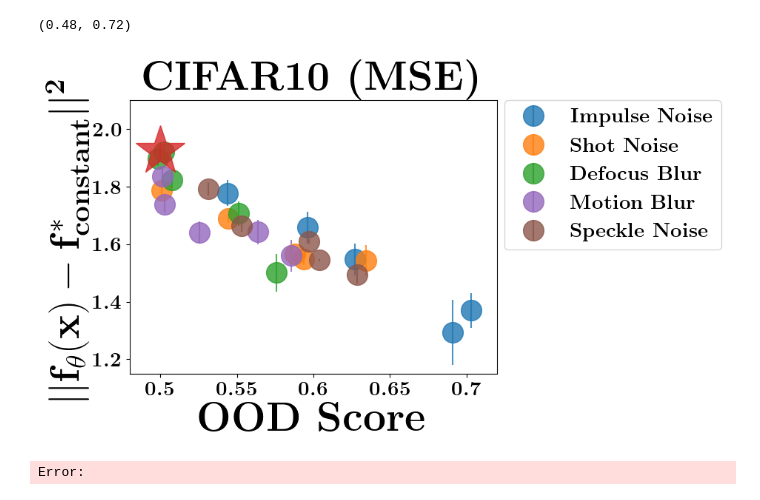
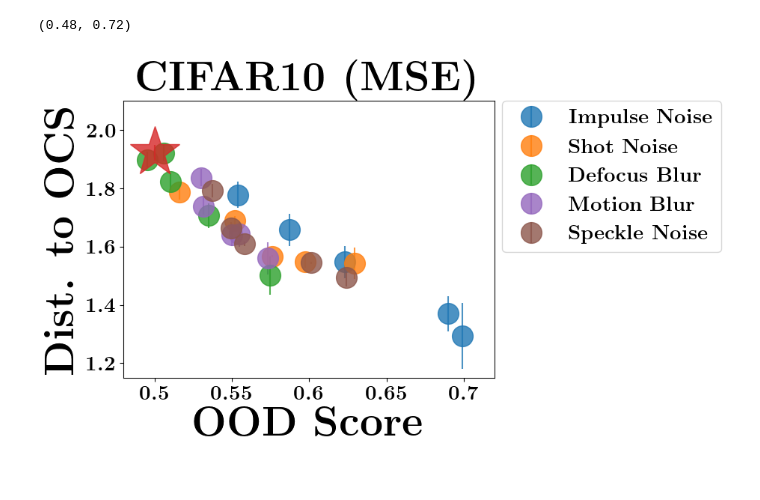
Before and after one commit to katiekang1998/cautious_extrapolation, a Jupyter notebook: cautious_extrapolation/CIFAR10/plot.ipynb, the cells around one changed output. Drawn from its saved outputs; the diff is of its cells as text; code cells hidden in the pictures.

```diff
--- a/cautious_extrapolation/CIFAR10/plot.ipynb
+++ b/cautious_extrapolation/CIFAR10/plot.ipynb
@@ -62,7 +63,7 @@ for corruption_type in corruptions:
         y = np.concatenate((np.ones(9000), np.zeros(9000)), axis=0)
 
         scores = []
-        for _ in range(10):
+        for _ in range(30):
             clf = make_pipeline(StandardScaler(), SGDClassifier(loss="log", max_iter=20, alpha=10))
             clf.fit(X, y)
             score = clf.predict_log_proba(ood_features[:1000])[:, 0].mean()
@@ -71,13 +94,5 @@ for corruption_type in corruptions:
 # %%
-corruption_types = ["impulse_noise", "shot_noise", "defocus_blur", "motion_blur", "speckle_noise"]
-corruption_type_labels = ["Impulse Noise", "Shot Noise", "Defocus Blur", "Motion Blur", "Speckle Noise"]
-corruption_type_labels = [r"\textbf{"+corruption_type_label+"}" for corruption_type_label in corruption_type_labels]
 
-run_names = ["reward_prediction_seed1_2023_05_26_19_52_26",
-            "reward_prediction_seed2_2023_05_26_19_52_19",
-            "reward_prediction_seed3_2023_05_26_19_52_39",
-            "reward_prediction_seed4_2023_05_26_19_53_31",
-            "reward_prediction_seed5_2023_05_26_19_53_31"]
 
 f_star = [-3.5 for _ in range(10)]
 f_star.append(0)
@@ -104,33 +119,33 @@ for run_name in run_names:
         data = pickle.load(f)
     dist_from_f_starts_all.append(((data[0] - np.expand_dims(f_star, axis=0))**2).mean())
 dist_from_f_starts_all = np.array(dist_from_f_starts_all)
 plt.errorbar([0.5], [dist_from_f_starts_all.mean(axis=0)], yerr=[dist_from_f_starts_all.std(axis=0)], fmt='*', markersize=50, zorder=100, alpha=0.8, color=colors[0])
 
 
 for corruption_type_idx in range(len(corruption_types)):
     corruption_type = corruption_types[corruption_type_idx]
     dist_from_f_starts_all = []
     for run_name in run_names:
         with open(os.path.join(dir_path, "data", run_name, "outputs_"+corruption_type+'.pkl'), 'rb') as f:
             data = pickle.load(f)
 
         dist_from_f_starts = []
         for corruption_level in range(1, 6):
             dist_from_f_start = ((data[corruption_level] - np.expand_dims(f_star, axis=0))**2).mean()
             dist_from_f_starts.append(dist_from_f_start)
         dist_from_f_starts_all.append(dist_from_f_starts)
     dist_from_f_starts_all = np.array(dist_from_f_starts_all)
     plt.errorbar(np.e**np.array(ood_scores_all[corruption_type]), dist_from_f_starts_all.mean(axis=0), yerr=dist_from_f_starts_all.std(axis=0), fmt="o", markersize=20, label=corruption_type_labels[corruption_type_idx], alpha=0.8, color=colors[corruption_type_idx+1])
 
 plt.xlabel(r"\textbf{OOD Score}", fontsize=40)
-plt.ylabel(r"$\mathbf{||f_{\theta}(x) - f^*_{constant}||^2}$", fontsize=40)
+# plt.ylabel(r"$\mathbf{||f_{\theta}(x) - f^*_{constant}||^2}$", fontsize=40)
+plt.ylabel(r"$\textbf{Dist. to OCS}$", fontsize=40)
 plt.title(r"\textbf{CIFAR10 (MSE)}", fontsize=40)
 plt.legend(bbox_to_anchor=(1.02, 1), loc='upper left', borderaxespad=0., fontsize=20)
 plt.yticks([1.2+_*0.2 for _ in range(5)], [r"\textbf{"+str(1.2+_*0.2)+"}" for _ in range(5)], fontsize=20)
 plt.xticks([0.5+0.05*_ for _ in range(5)], [r"\textbf{"+str(0.5+0.05*_)+"}" for _ in range(5)], fontsize=20)
 plt.ylim([1.15, 2.1])
 plt.xlim([0.48, 0.72])
 # %% [output]
 (0.48, 0.72)
-[figure, old version]
+[figure, new version]
-Error:
```
Also changed, not shown: parts of 6 cells of this notebook, 34 other files.
